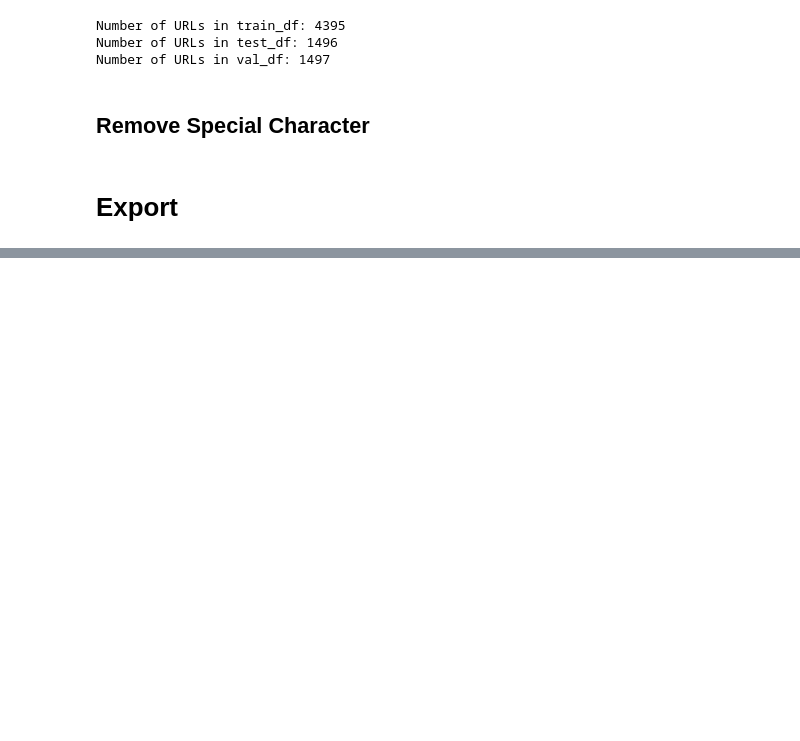
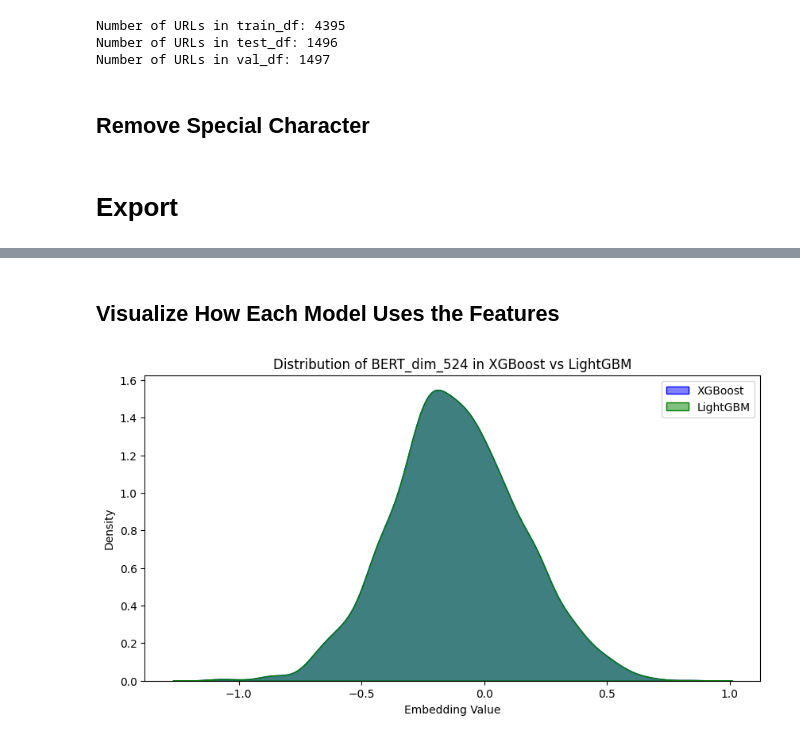
Before and after one commit to Uteytithya/fake_covid_news_detection, a Jupyter notebook: fake_covid_new_detection.ipynb, the cells around one changed output, grey strips where cells are left out. Drawn from its saved outputs; the diff is of its cells as text; code cells hidden in the pictures; blank space fills up the shorter version.

```diff
--- a/fake_covid_new_detection.ipynb
+++ b/fake_covid_new_detection.ipynb
@@ -487,0 +850,14 @@ val_df.to_excel('clean/val_cleaned.xlsx', index=False)
+# %%
+# Convert to sets
+xgb_top_features = set(xgb_df["Feature"])
+lgb_top_features = set(lgb_df["Feature"])
+
+# Find common and unique features
+common_features = xgb_top_features.intersection(lgb_top_features)
+xgb_unique_features = xgb_top_features - lgb_top_features
+lgb_unique_features = lgb_top_features - xgb_top_features
+
+# Print results
+print(f"🔹 Common Features: {common_features}")
+print(f"🔹 XGBoost Unique Features: {xgb_unique_features}")
+print(f"🔹 LightGBM Unique Features: {lgb_unique_features}")
@@ -487,0 +868,24 @@ val_df.to_excel('clean/val_cleaned.xlsx', index=False)
+# %% [markdown]
+## Visualize How Each Model Uses the Features
+# %%
+# Choose one of the most important features
+feature_name = list(common_features)[0]  # Pick the first common feature
+
+# Extract feature index
+feature_idx = int(feature_name.split("_")[-1])
+
+# Get values from dataset
+xgb_values = X_val[:, feature_idx]
+lgb_values = X_val[:, feature_idx]
+
+# Plot distributions
+plt.figure(figsize=(10, 5))
+sns.kdeplot(xgb_values, label="XGBoost", fill=True, color="blue", alpha=0.5)
+sns.kdeplot(lgb_values, label="LightGBM", fill=True, color="green", alpha=0.5)
+plt.xlabel("Embedding Value")
+plt.ylabel("Density")
+plt.title(f"Distribution of {feature_name} in XGBoost vs LightGBM")
+plt.legend()
+plt.show()
+# %% [output]
+[figure, added]
```
Also changed, not shown: parts of 29 cells of this notebook, 3 other files.
